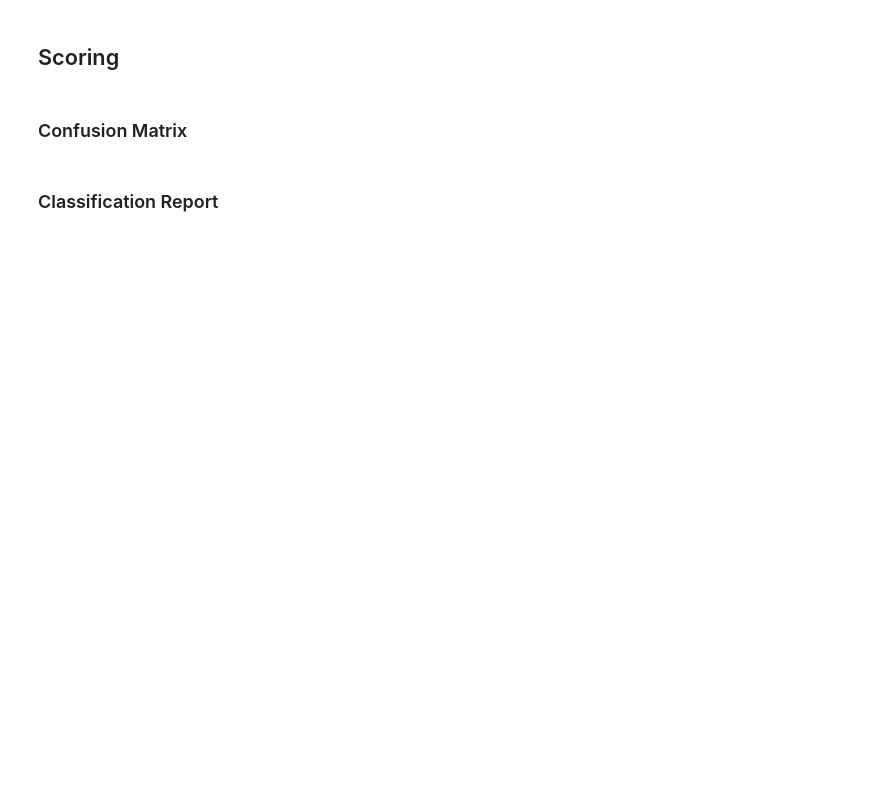
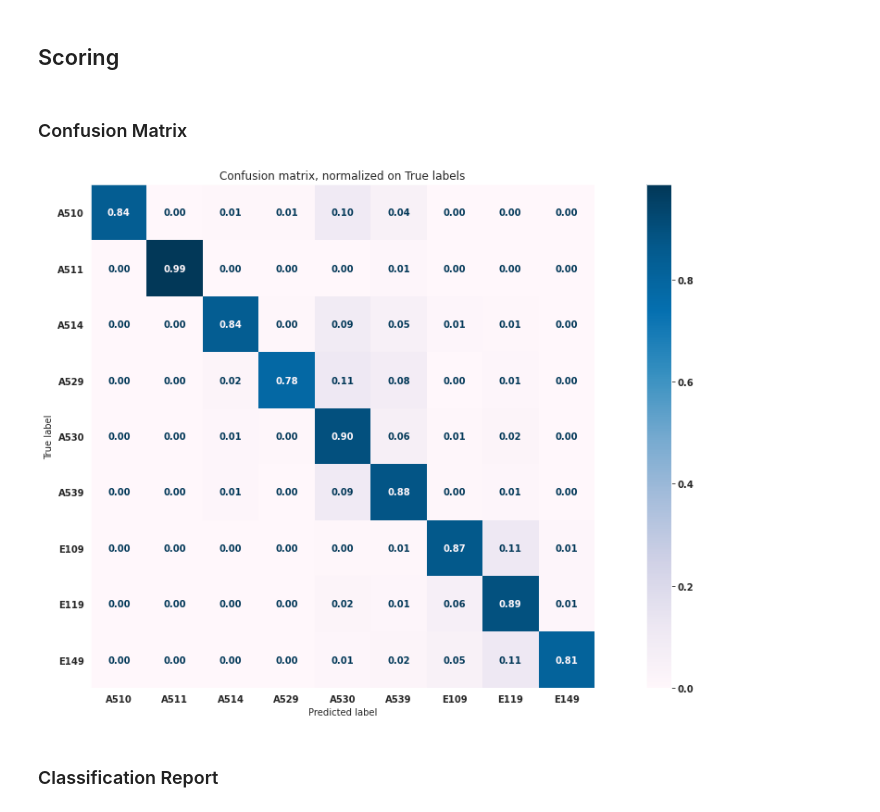
Before and after one commit to JuanGomez12/DataScience4AllProject, a Jupyter notebook: scripts/train_ml.ipynb, the cells around one changed output. Cells and saved outputs as stored; diff of their text form; code cells hidden in the pictures; blank space fills up the shorter version.

```diff
--- a/scripts/train_ml.ipynb
+++ b/scripts/train_ml.ipynb
@@ -64,7 +71,7 @@ text_feature = "Plan"
 refit_model = True
 
 # Hyperparameter tuning configuration
-fit_pipeline = True
+fit_pipeline = False
 cv = 3
 n_iter = 8
 n_jobs = -3
@@ -73,11 +80,12 @@ random_state=612
 # Paths
 cleaning_dict_path = "utils/lab_test_name_aggregation.json"
 save_path = Path("data") / "output" / "best_model.pickle"
-fig_savepath = Path("data") / "output" / "figures"
+figure_save_path = Path("data") / "output" / "figures"
 prediction_pipeline_savepath = Path("model") / "prediction_pipeline.pickle"
+fmap_save_path = save_path.parent / "feature_map.txt"
 
 save_path.parent.mkdir(parents=True, exist_ok=True)
-fig_savepath.mkdir(parents=True, exist_ok=True)
+figure_save_path.mkdir(parents=True, exist_ok=True)
 prediction_pipeline_savepath.parent.mkdir(parents=True, exist_ok=True)
 # %% [markdown]
 ## Data setup
@@ -283,7 +291,7 @@ pipeline.set_basic_pipeline()
 
 param_grid = {
     "n_estimators": np.linspace(10, 100, 10, dtype=int),
-    "max_depth": list(np.linspace(2, 15, 5, dtype=int)),
+    "max_depth": list(np.linspace(2, 20, 5, dtype=int)),
     "eta": np.linspace(0.01, 0.5, 10, dtype=float),
     "min_child_weight": np.linspace(0.5, 20, 5, dtype=float),
     "gamma": np.linspace(0, 1, 5, dtype=float),
@@ -430,25 +410,27 @@ score
 # %%
 labels_decoded = label_encoder.inverse_transform(best_model["estimator"].classes_)
 
 font = {"family": "normal", "weight": "bold", "size": 14}
 
 plt.rc("font", **font)
 
 with sns.axes_style("dark"):
     fig, ax = plt.subplots(figsize=(20, 10))
     disp = ConfusionMatrixDisplay.from_predictions(
         y_test,
         best_model.predict(X_test),
         display_labels=labels_decoded,
         normalize="true",
         ax=ax,
         cmap="PuBu",
         values_format=".2f",
     )
     _ = ax.set_title(f"Confusion matrix, normalized on True labels")
     plt.show()
 
-    fig_savepath.mkdir(parents=True, exist_ok=True)
-    fig.savefig(str(fig_savepath / "confusion_matrix"), dpi=fig.dpi, transparent=True)
+    figure_save_path.mkdir(parents=True, exist_ok=True)
+    fig.savefig(str(figure_save_path / "confusion_matrix"), dpi=fig.dpi, transparent=True)
+# %% [output]
+[figure, added]
 # %% [markdown]
 ### Classification Report
```
Also changed, not shown: parts of 21 cells of this notebook.
